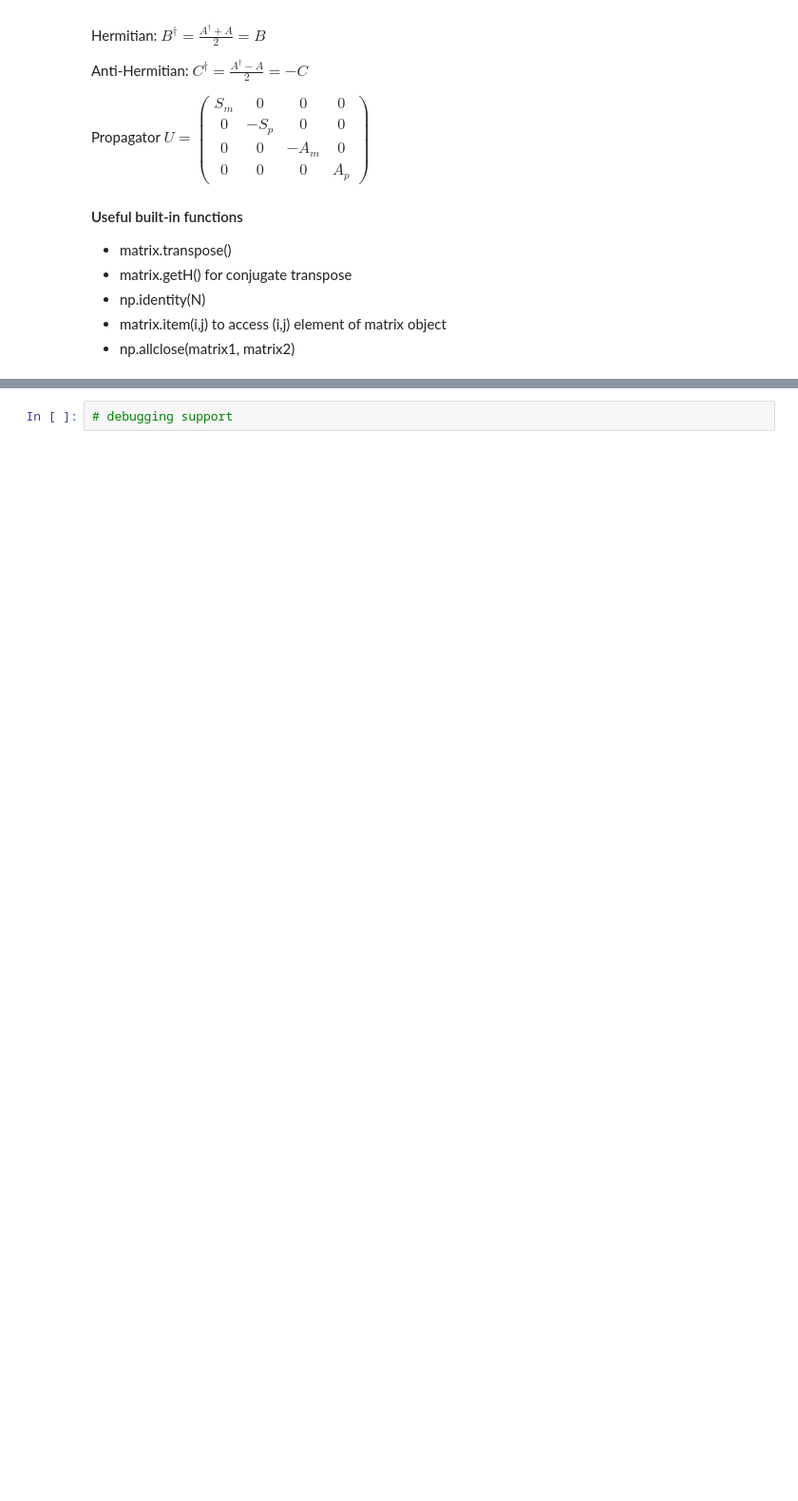
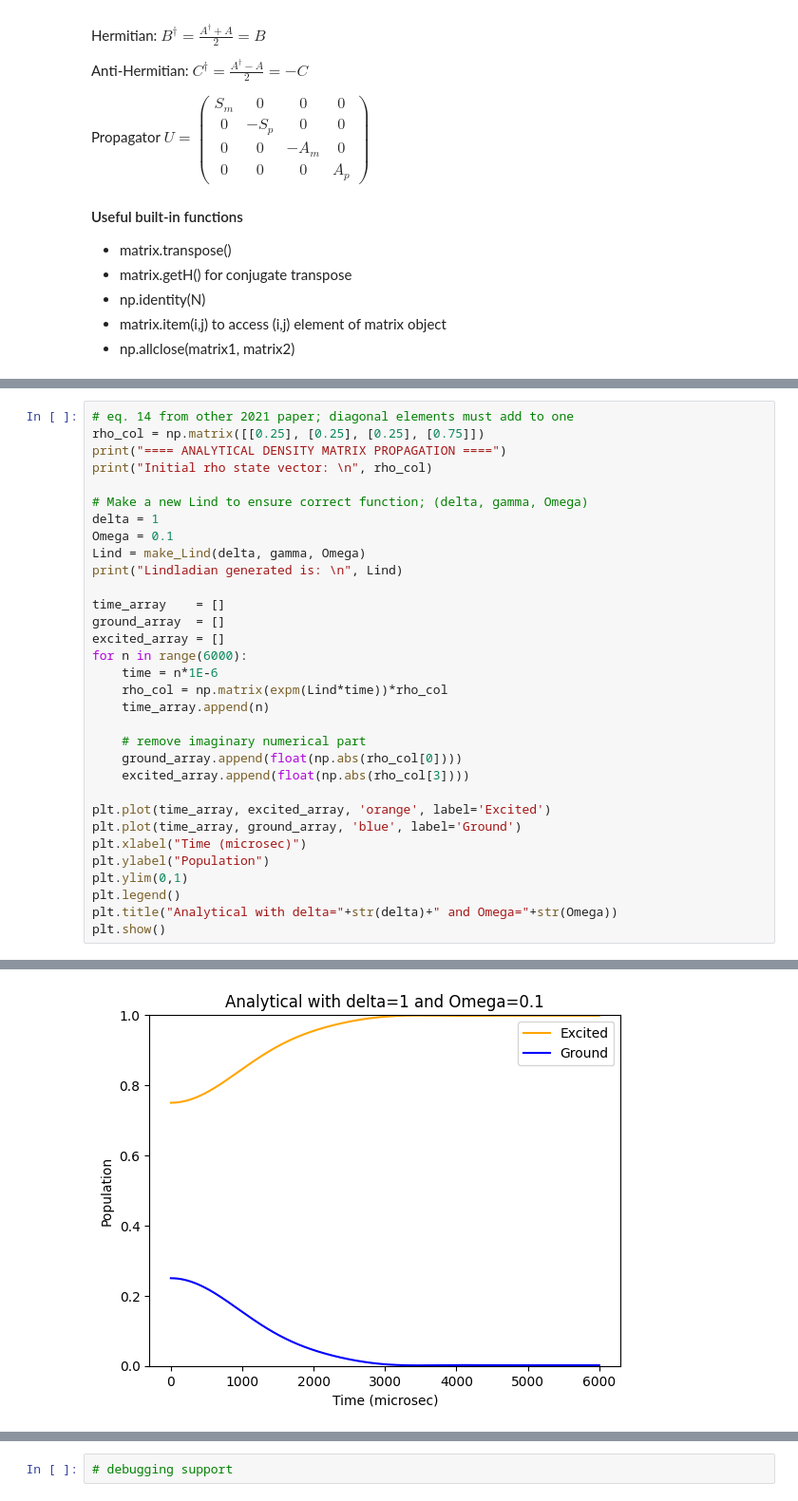
Before and after one commit to GryphonTorch/Quantum, a Jupyter notebook: Open system Lindbladian simulation.ipynb, the cells around one changed output, grey strips where cells are left out. Shown at 95% size. Drawn from its saved outputs; the diff is of its cells as text; blank space fills up the shorter version.

Commit message:
analytical time propagation

```diff
--- a/Open system Lindbladian simulation.ipynb
+++ b/Open system Lindbladian simulation.ipynb
@@ -345,0 +357,33 @@ $
+# %%
+# eq. 14 from other 2021 paper; diagonal elements must add to one
+rho_col = np.matrix([[0.25], [0.25], [0.25], [0.75]])
+print("==== ANALYTICAL DENSITY MATRIX PROPAGATION ====")
+print("Initial rho state vector: \n", rho_col)
+
+# Make a new Lind to ensure correct function; (delta, gamma, Omega)
+delta = 1
+Omega = 0.1
+Lind = make_Lind(delta, gamma, Omega)
+print("Lindladian generated is: \n", Lind)
+
+time_array    = []
+ground_array  = []
+excited_array = []
+for n in range(6000):
+    time = n*1E-6
+    rho_col = np.matrix(expm(Lind*time))*rho_col
+    time_array.append(n)
+
+    # remove imaginary numerical part
+    ground_array.append(float(np.abs(rho_col[0])))
+    excited_array.append(float(np.abs(rho_col[3])))
+
+plt.plot(time_array, excited_array, 'orange', label='Excited')
+plt.plot(time_array, ground_array, 'blue', label='Ground')
+plt.xlabel("Time (microsec)")
+plt.ylabel("Population")
+plt.ylim(0,1)
+plt.legend()
+plt.title("Analytical with delta="+str(delta)+" and Omega="+str(Omega))
+plt.show()
+# %% [output]
@@ -346,3 +401,4 @@ $
+[figure, added]
 # %%
 # end of code
 import qiskit.tools.jupyter
```
Also changed, not shown: parts of 5 cells of this notebook, 6 other files.
